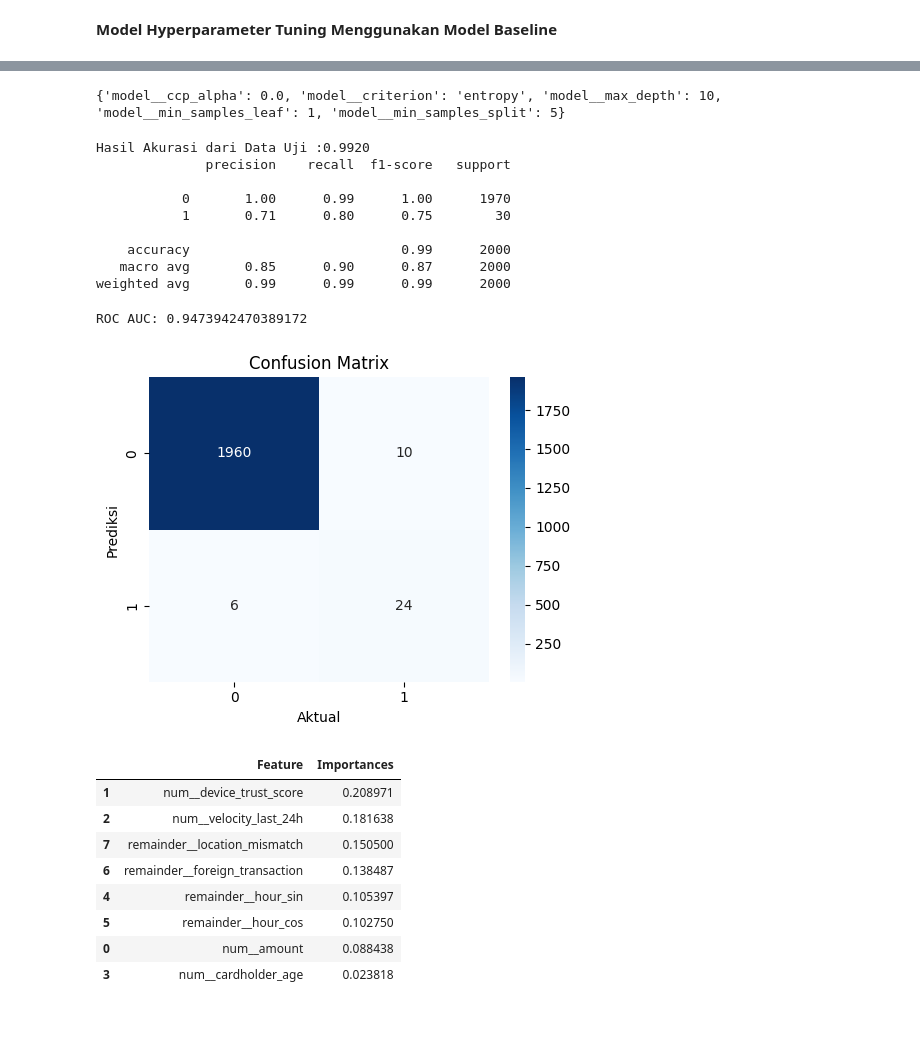
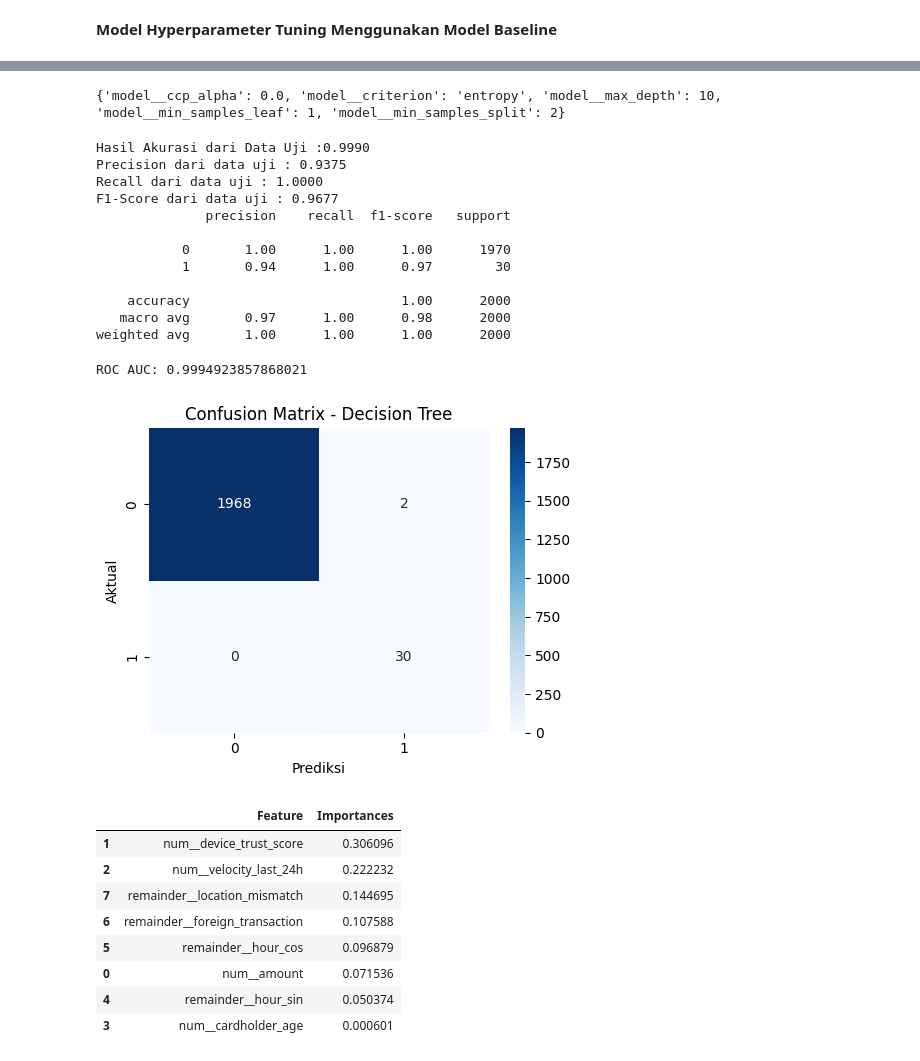
Before and after one commit to andiubaid09/Credit-Card-Fraud-Detection, a Jupyter notebook: notebooks/02_Decision_Tree_CCFD.ipynb, the cells around one changed output, grey strips where cells are left out. Saved outputs shown, nothing was run; the diff lists cells and outputs as text; code cells hidden in the pictures; blank space fills up the shorter version.

Commit message:
Fix Notebooks, models and images LR, DT, RF

```diff
--- a/notebooks/02_Decision_Tree_CCFD.ipynb
+++ b/notebooks/02_Decision_Tree_CCFD.ipynb
@@ -80,7 +80,7 @@ dtype: float64
 import numpy as np
 
 df['hour_sin'] = np.sin(2 * np.pi * df['transaction_hour']/24)
-df['hour_cos'] = np.sin(2 * np.pi * df['transaction_hour']/24)
+df['hour_cos'] = np.cos(2 * np.pi * df['transaction_hour']/24)
 # %%
 df.columns
 # %% [output]
@@ -244,10 +263,10 @@ print(roc_auc_balanced)
 # %% [markdown]
 **Decision Tree + SMOTE**
 # %%
-from imblearn.pipeline import Pipeline
+from imblearn.pipeline import Pipeline as ImbPipeline
 from imblearn.over_sampling import SMOTE
 
-smote_pipeline = Pipeline ([
+smote_pipeline = ImbPipeline ([
     ('preprocessor', preprocessor),
     ('smote', SMOTE(random_state=42)),
     ('model', baseline_dt)
@@ -316,7 +335,7 @@ params_grid = {
 from sklearn.model_selection import GridSearchCV
 
 GridSearchDT = GridSearchCV(
-    estimator = baseline_pipeline,
+    estimator = balanced_pipeline,
     param_grid = params_grid,
     cv = 5,
     scoring = 'f1',
@@ -353,41 +373,50 @@ GridSearchCV(cv=5,
 # %%
 print(GridSearchDT.best_params_)
 # %% [output]
-{'model__ccp_alpha': 0.0, 'model__criterion': 'entropy', 'model__max_depth': 10, 'model__min_samples_leaf': 1, 'model__min_samples_split': 5}
+{'model__ccp_alpha': 0.0, 'model__criterion': 'entropy', 'model__max_depth': 10, 'model__min_samples_leaf': 1, 'model__min_samples_split': 2}
 # %%
 best_dt = GridSearchDT.best_estimator_
 # %%
 y_pred = best_dt.predict(X_test)
 # %%
 accuracy = accuracy_score (y_test, y_pred)
+precision = precision_score (y_test, y_pred)
+recall = recall_score (y_test, y_pred)
+f1 = f1_score (y_test, y_pred)
 print(f'Hasil Akurasi dari Data Uji :{accuracy:.4f}')
+print(f'Precision dari data uji : {precision:.4f}')
+print(f'Recall dari data uji : {recall:.4f}')
+print(f'F1-Score dari data uji : {f1:.4f}')
 print(classification_report(y_test, y_pred))
 # %% [output]
-Hasil Akurasi dari Data Uji :0.9920
+Hasil Akurasi dari Data Uji :0.9990
+Precision dari data uji : 0.9375
+Recall dari data uji : 1.0000
+F1-Score dari data uji : 0.9677
               precision    recall  f1-score   support
 
-           0       1.00      0.99      1.00      1970
-           1       0.71      0.80      0.75        30
+           0       1.00      1.00      1.00      1970
+           1       0.94      1.00      0.97        30
 
-    accuracy                           0.99      2000
-   macro avg       0.85      0.90      0.87      2000
-weighted avg       0.99      0.99      0.99      2000
+    accuracy                           1.00      2000
+   macro avg       0.97      1.00      0.98      2000
+weighted avg       1.00      1.00      1.00      2000
 # %%
 y_prob = best_dt.predict_proba(X_test)[:,1]
 print('ROC AUC:', roc_auc_score(y_test, y_prob))
 # %% [output]
-ROC AUC: 0.9473942470389172
+ROC AUC: 0.9994923857868021
 # %%
 cm = confusion_matrix(y_test, y_pred)
 plt.figure(figsize=(5,4))
 sns.heatmap(cm, annot=True, fmt='d', cmap='Blues')
-plt.title('Confusion Matrix')
-plt.xlabel('Aktual')
-plt.ylabel('Prediksi')
+plt.title('Confusion Matrix - Decision Tree')
+plt.xlabel('Prediksi')
+plt.ylabel('Aktual')
 plt.tight_layout()
 plt.show()
 # %% [output]
-[figure, old version]
+[figure, new version]
 # %%
 features_names = best_dt.named_steps[
     'preprocessor'
@@ -408,14 +437,14 @@ importance_df = importance_df.sort_values(
 importance_df
 # %% [output]
 |  | Feature | Importances |
-| 1 | num__device_trust_score | 0.208971 |
-| 2 | num__velocity_last_24h | 0.181638 |
-| 7 | remainder__location_mismatch | 0.150500 |
-| 6 | remainder__foreign_transaction | 0.138487 |
-| 4 | remainder__hour_sin | 0.105397 |
-| 5 | remainder__hour_cos | 0.102750 |
-| 0 | num__amount | 0.088438 |
-| 3 | num__cardholder_age | 0.023818 |
+| 1 | num__device_trust_score | 0.306096 |
+| 2 | num__velocity_last_24h | 0.222232 |
+| 7 | remainder__location_mismatch | 0.144695 |
+| 6 | remainder__foreign_transaction | 0.107588 |
+| 5 | remainder__hour_cos | 0.096879 |
+| 0 | num__amount | 0.071536 |
+| 4 | remainder__hour_sin | 0.050374 |
+| 3 | num__cardholder_age | 0.000601 |
 # %%
 plt.figure(figsize=(9,5))
 plt.barh(
```
Also changed, not shown: parts of 13 cells of this notebook, 9 other files.
